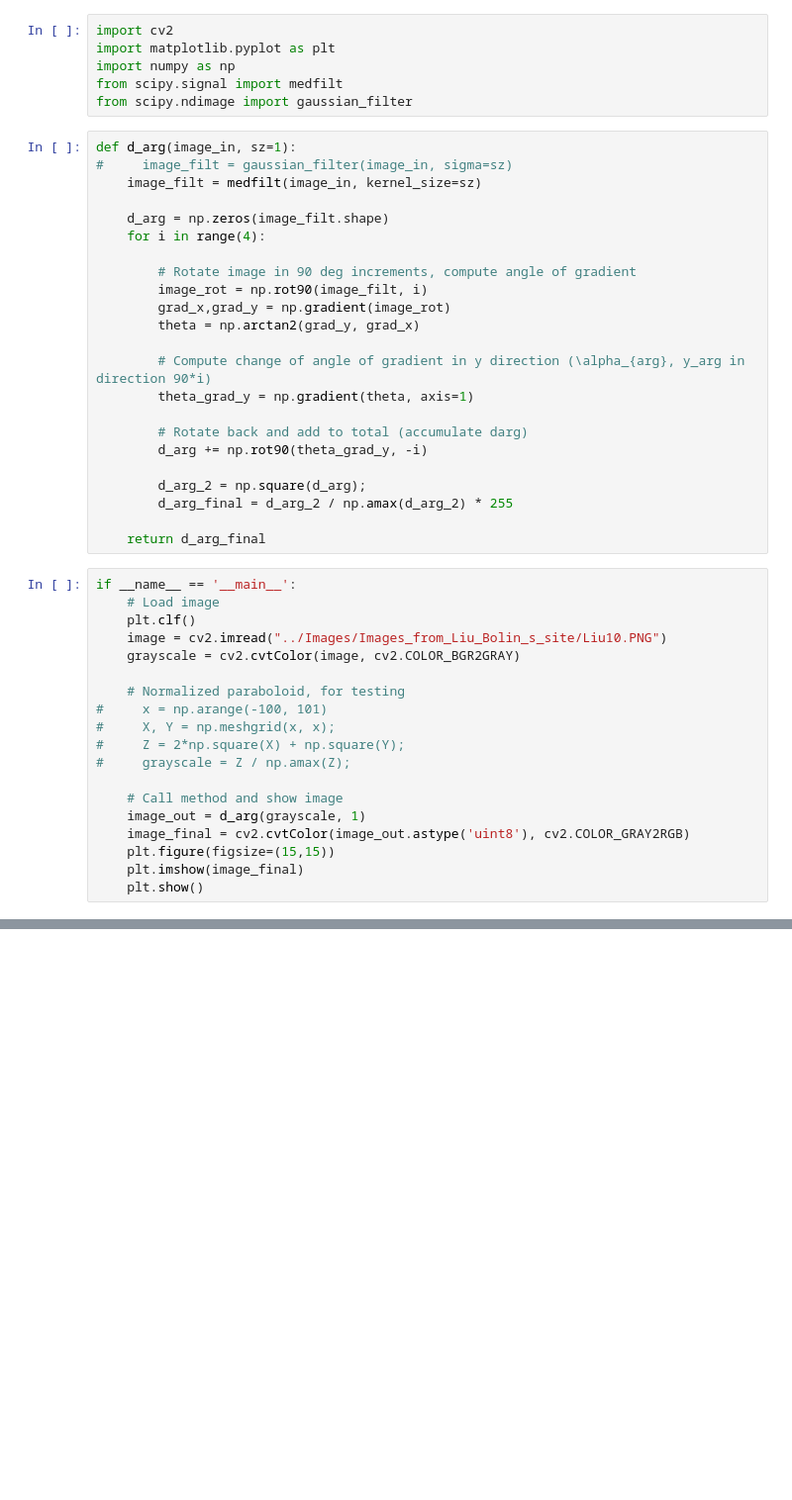
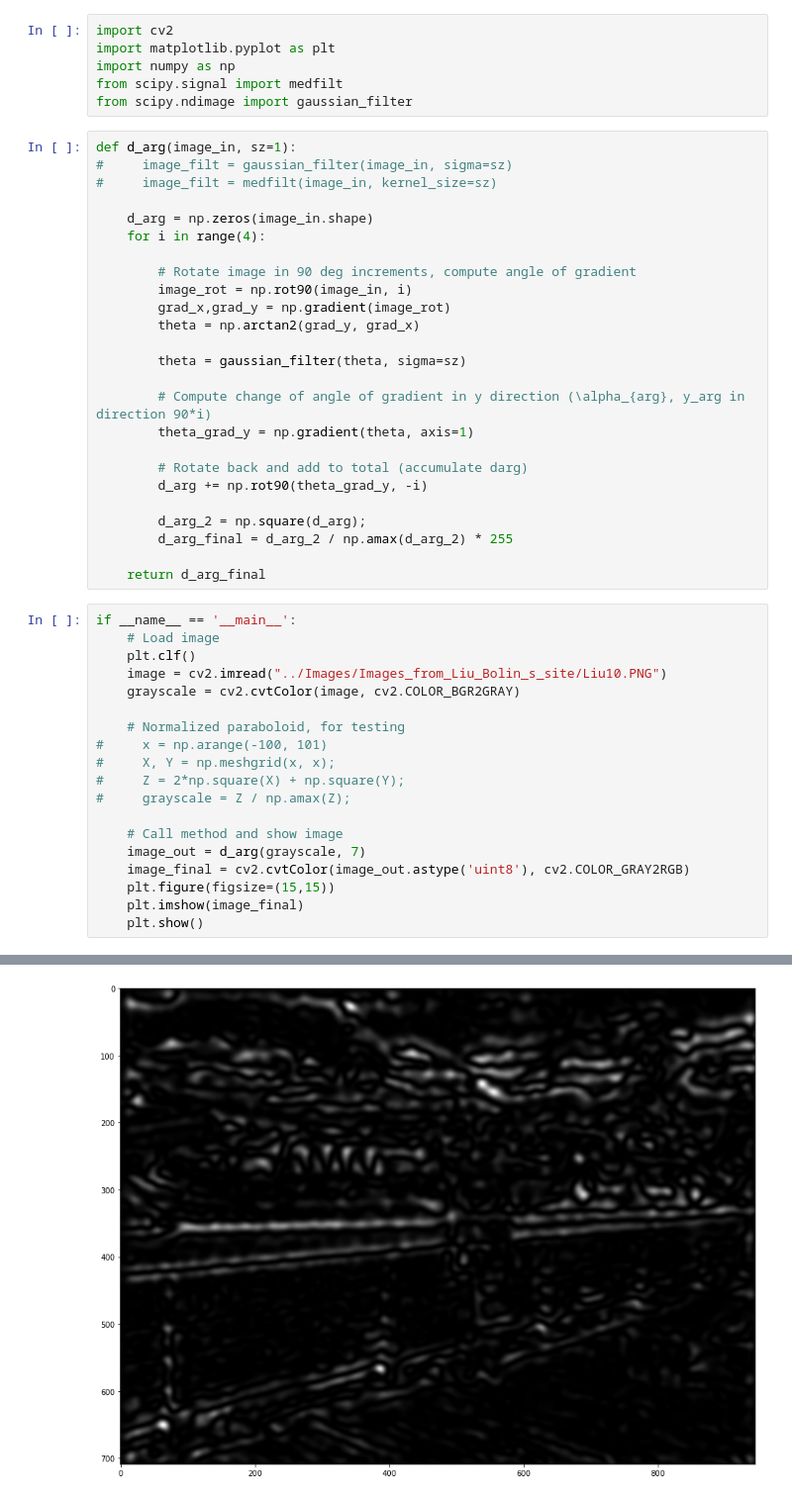
Before and after one commit to nicholaslenz12/ece-588-g14-invisible-man, a Jupyter notebook: darg_convexity_method/darg.ipynb, the cells around one changed output, grey strips where cells are left out. Shown at 99% size. Drawn from its saved outputs; the diff is of its cells as text; blank space fills up the shorter version.

```diff
--- a/darg_convexity_method/darg.ipynb
+++ b/darg_convexity_method/darg.ipynb
@@ -7,15 +7,17 @@ from scipy.ndimage import gaussian_filter
 # %%
 def d_arg(image_in, sz=1):
 #     image_filt = gaussian_filter(image_in, sigma=sz)
-    image_filt = medfilt(image_in, kernel_size=sz)
+#     image_filt = medfilt(image_in, kernel_size=sz)
 
-    d_arg = np.zeros(image_filt.shape)
+    d_arg = np.zeros(image_in.shape)
     for i in range(4):
 
         # Rotate image in 90 deg increments, compute angle of gradient
-        image_rot = np.rot90(image_filt, i)
+        image_rot = np.rot90(image_in, i)
         grad_x,grad_y = np.gradient(image_rot)
         theta = np.arctan2(grad_y, grad_x)
+
+        theta = gaussian_filter(theta, sigma=sz)
 
         # Compute change of angle of gradient in y direction (\alpha_{arg}, y_arg in direction 90*i)
         theta_grad_y = np.gradient(theta, axis=1)
@@ -41,8 +43,9 @@ if __name__ == '__main__':
 #     grayscale = Z / np.amax(Z);
 
     # Call method and show image
-    image_out = d_arg(grayscale, 1)
+    image_out = d_arg(grayscale, 7)
     image_final = cv2.cvtColor(image_out.astype('uint8'), cv2.COLOR_GRAY2RGB)
     plt.figure(figsize=(15,15))
     plt.imshow(image_final)
     plt.show()
+# %% [output]
@@ -48,0 +53 @@ if __name__ == '__main__':
+[figure, added]
```
Also changed, not shown: parts of 1 cell of this notebook, 2 other files.
